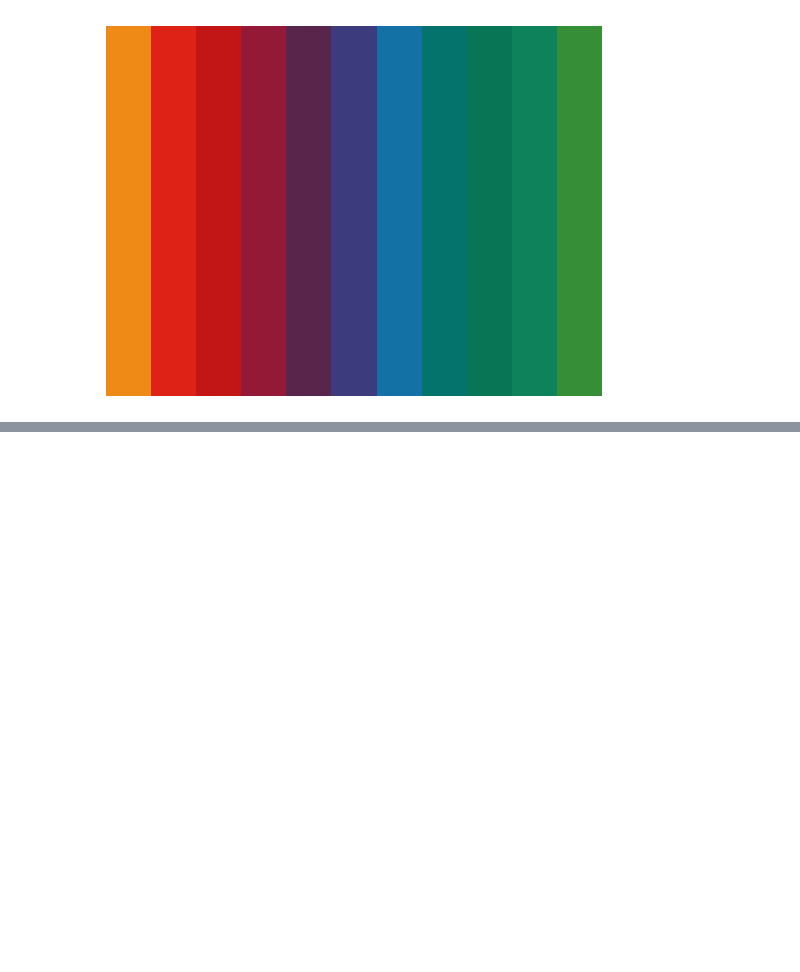
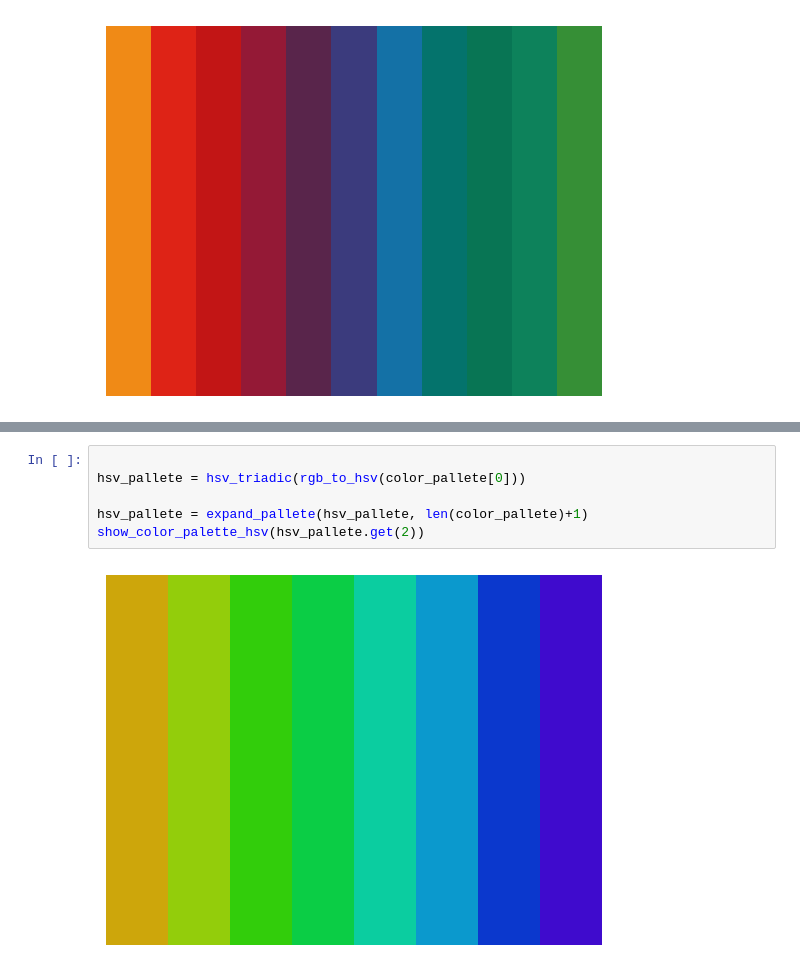
Before and after one commit to rubsuadav/Trabajo-PID, a Jupyter notebook: Trabajo PID.ipynb, the cells around one changed output, grey strips where cells are left out. Drawn from its saved outputs; the diff is of its cells as text; blank space fills up the shorter version.

```diff
--- a/Trabajo PID.ipynb
+++ b/Trabajo PID.ipynb
@@ -1420,0 +1434,8 @@ for colors in oswall_dict.keys():
+# %%
+
+hsv_pallete = hsv_triadic(rgb_to_hsv(color_pallete[0]))
+
+hsv_pallete = expand_pallete(hsv_pallete, len(color_pallete)+1)
+show_color_palette_hsv(hsv_pallete.get(2))
+# %% [output]
+[figure, added]
```
Also changed, not shown: parts of 9 cells of this notebook.
